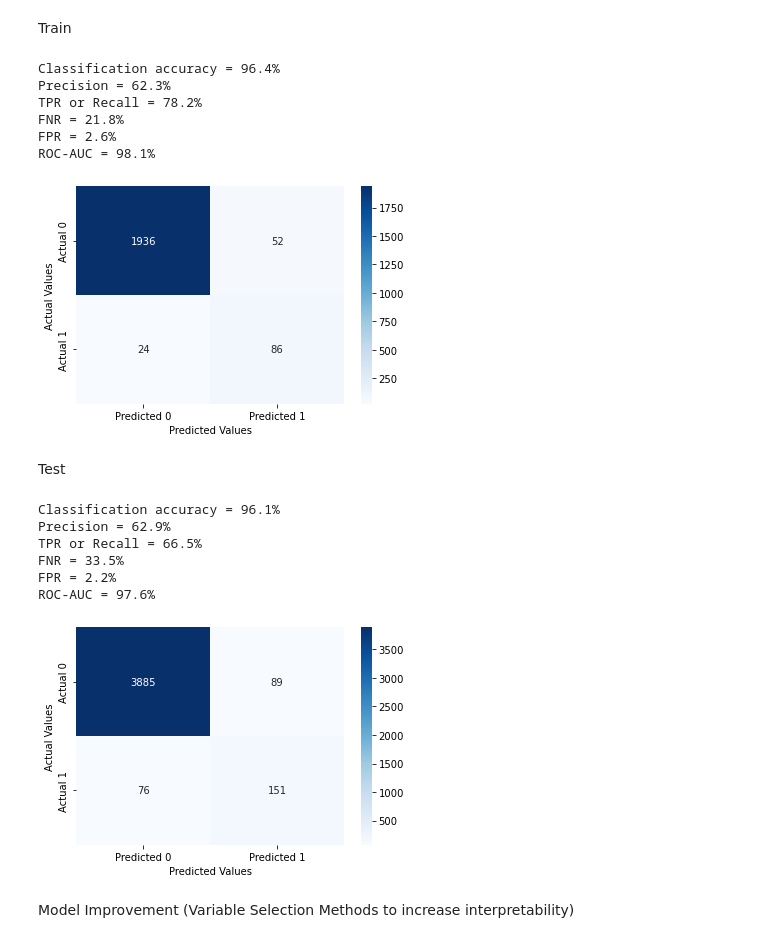
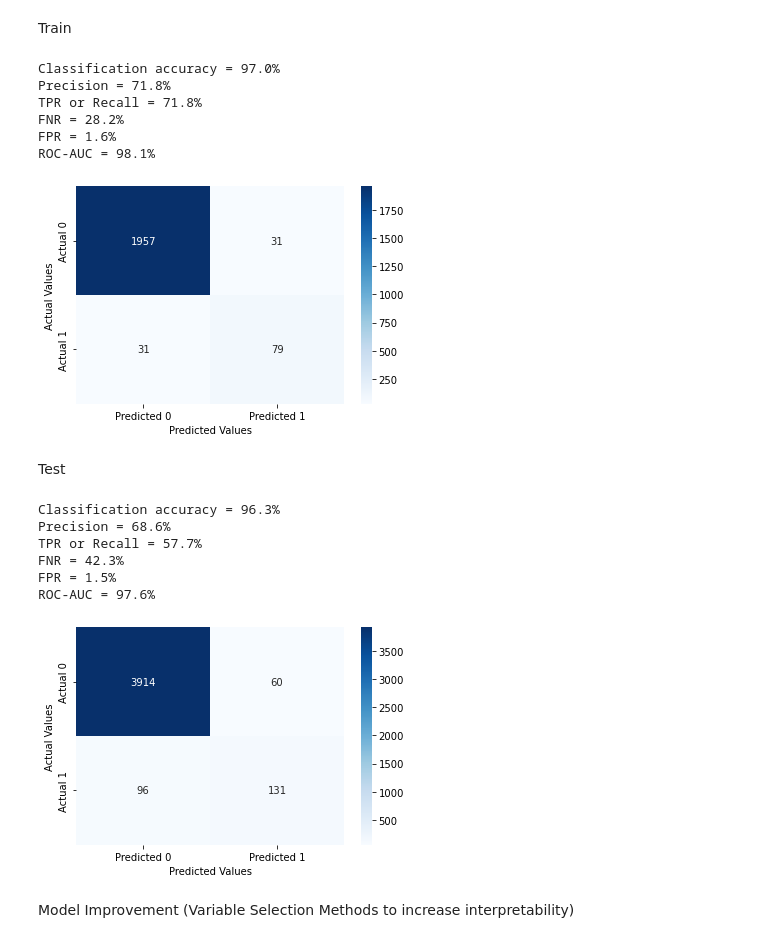
Before and after one commit to STShark00/IstanBulls, a Jupyter notebook: Create_Model.ipynb, the cells around one changed output. Saved outputs shown, nothing was run; the diff lists cells and outputs as text; code cells hidden in the pictures.

```diff
--- a/Create_Model.ipynb
+++ b/Create_Model.ipynb
@@ -6,6 +6,8 @@ import seaborn as sns
 import matplotlib.pyplot as plt
 import itertools
 import time
+
+CUTOFF = 0.4
 # %%
 aggregated_data = pd.read_csv("aggregated_data.csv")
 aggregated_data.head()
@@ -329,7 +331,7 @@ AUC:  0.9809630510334736
 # %%
 #Function to compute confusion matrix and prediction accuracy on test/train data
 
-def confusion_matrix_data(data,actual_values,model,cutoff=0.3):
+def confusion_matrix_data(data,actual_values,model,cutoff=CUTOFF):
 #Predict the values using the Logit model
     pred_values = model.predict(data)
 # Specify the bins
@@ -359,25 +361,25 @@ def confusion_matrix_data(data,actual_values,model,cutoff=0.3):
 # %% [markdown]
 Train
 # %%
-confusion_matrix_data(train_data,train_data.AS,logit_model_including_all,0.3)
+confusion_matrix_data(train_data,train_data.AS,logit_model_including_all,CUTOFF)
 # %% [output]
-Classification accuracy = 96.4%
-Precision = 62.3%
-TPR or Recall = 78.2%
-FNR = 21.8%
-FPR = 2.6%
+Classification accuracy = 97.0%
+Precision = 71.8%
+TPR or Recall = 71.8%
+FNR = 28.2%
+FPR = 1.6%
 ROC-AUC = 98.1%
-[figure, old version]
+[figure, new version]
 # %% [markdown]
 Test
 # %%
-confusion_matrix_data(test_data,test_data.AS,logit_model_including_all,0.3)
+confusion_matrix_data(test_data,test_data.AS,logit_model_including_all,CUTOFF)
 # %% [output]
-Classification accuracy = 96.1%
-Precision = 62.9%
-TPR or Recall = 66.5%
-FNR = 33.5%
-FPR = 2.2%
+Classification accuracy = 96.3%
+Precision = 68.6%
+TPR or Recall = 57.7%
+FNR = 42.3%
+FPR = 1.5%
 ROC-AUC = 97.6%
 [figure]
 # %% [markdown]
```
Also changed, not shown: parts of 18 cells of this notebook.
